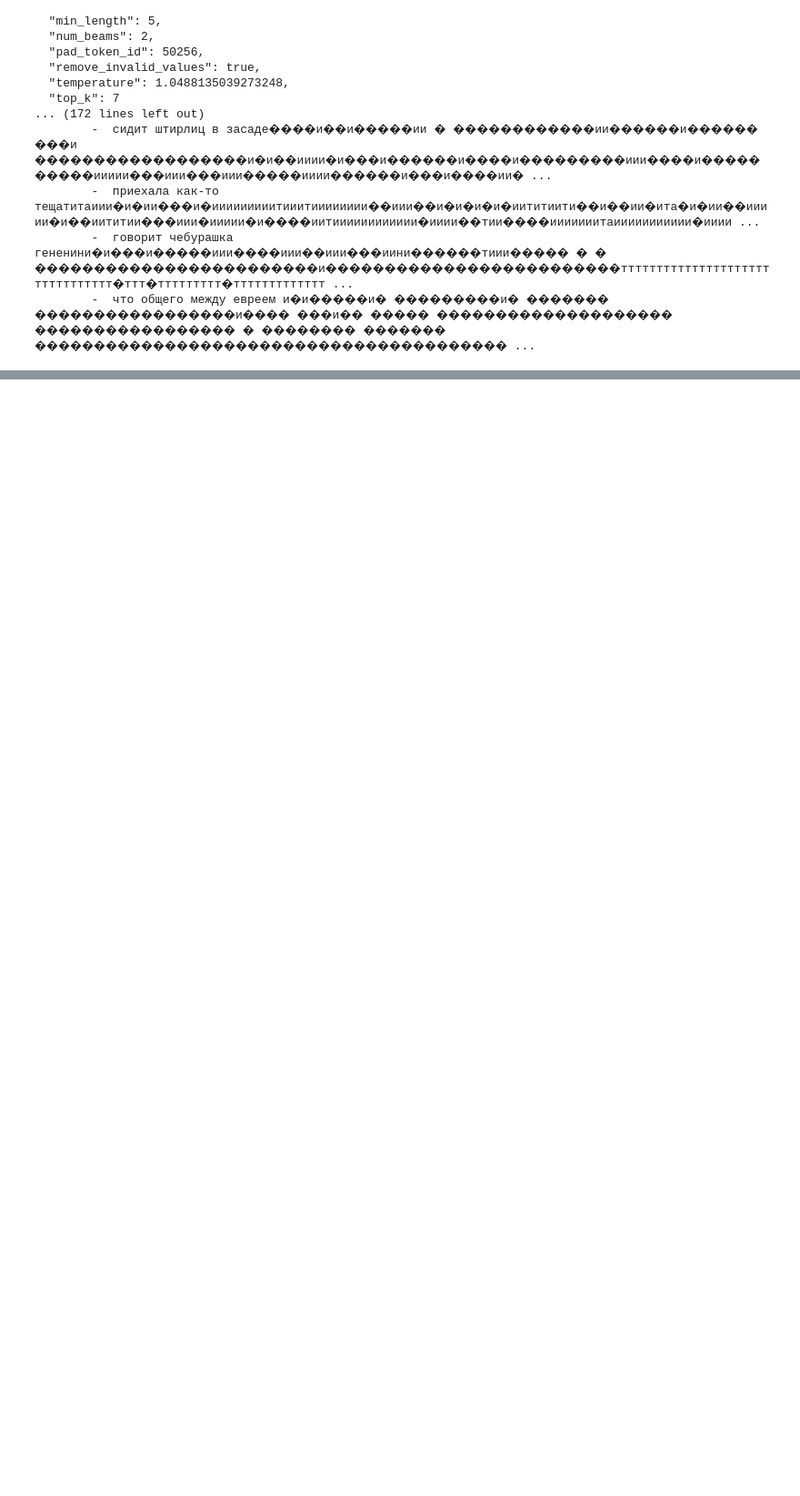
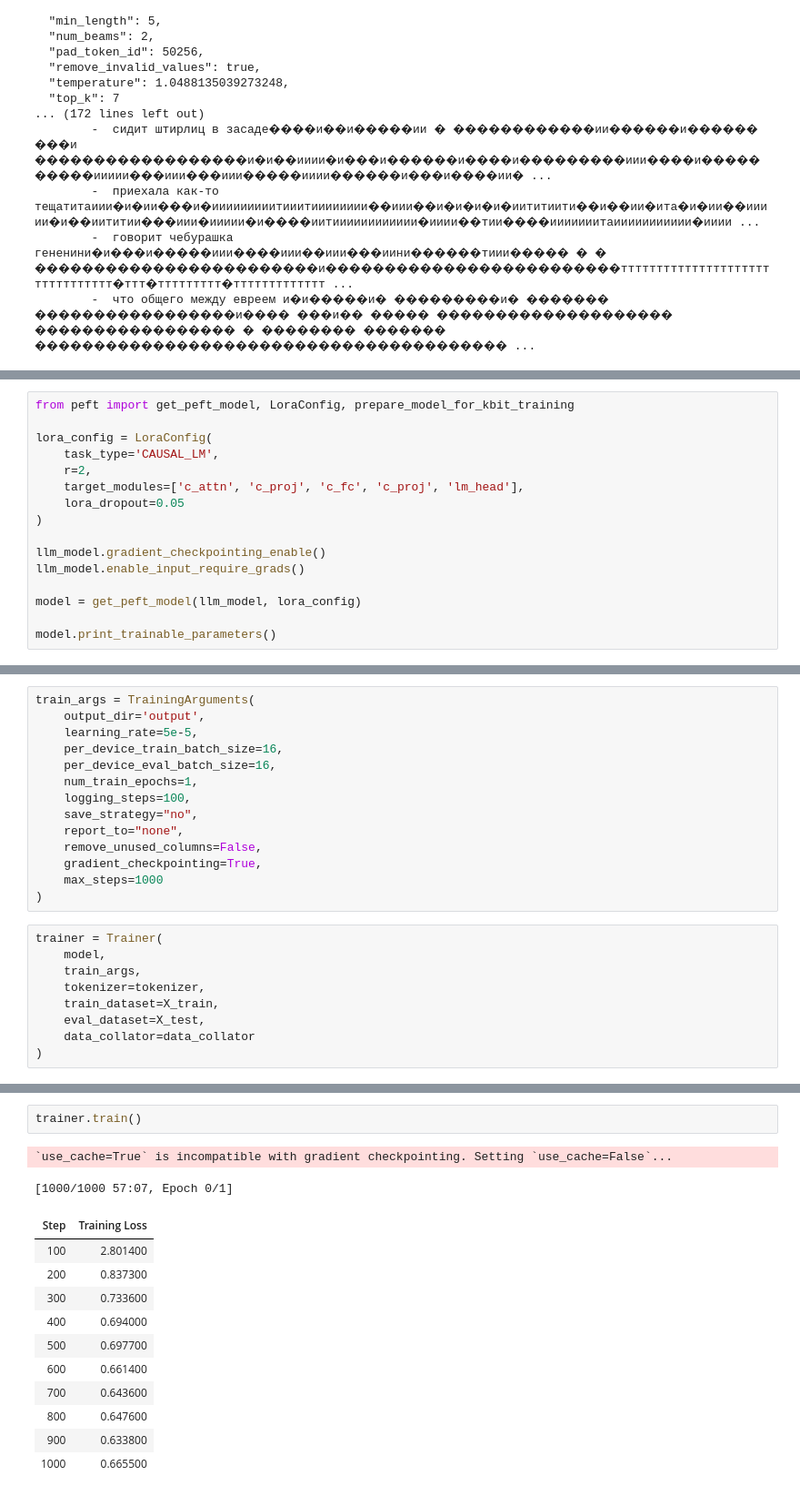
Before and after one commit to BoogieQQ/mail_ru_llm_Borisov_Ivan, a Jupyter notebook: experiments/gpt2-tuning.ipynb, the cells around one changed output, grey strips where cells are left out. Shown: that part at 91% size. Cells and saved outputs as stored; diff of their text form; blank space fills up the shorter version.

```diff
--- a/experiments/gpt2-tuning.ipynb
+++ b/experiments/gpt2-tuning.ipynb
@@ -612,0 +643,16 @@ GenerationConfig {
+# %%
+from peft import get_peft_model, LoraConfig, prepare_model_for_kbit_training
+
+lora_config = LoraConfig(
+    task_type='CAUSAL_LM',
+    r=2,
+    target_modules=['c_attn', 'c_proj', 'c_fc', 'c_proj', 'lm_head'],
+    lora_dropout=0.05
+)
+
+llm_model.gradient_checkpointing_enable()
+llm_model.enable_input_require_grads()
+
+model = get_peft_model(llm_model, lora_config)
+
+model.print_trainable_parameters()
@@ -612,0 +661,23 @@ GenerationConfig {
+# %%
+train_args = TrainingArguments(
+    output_dir='output',
+    learning_rate=5e-5,
+    per_device_train_batch_size=16,
+    per_device_eval_batch_size=16,
+    num_train_epochs=1,
+    logging_steps=100,
+    save_strategy="no",
+    report_to="none",
+    remove_unused_columns=False,
+    gradient_checkpointing=True,
+    max_steps=1000
+)
+# %%
+trainer = Trainer(
+    model,
+    train_args,
+    tokenizer=tokenizer,
+    train_dataset=X_train,
+    eval_dataset=X_test,
+    data_collator=data_collator
+)
@@ -612,0 +687,16 @@ GenerationConfig {
+# %%
+trainer.train()
+# %% [output]
+`use_cache=True` is incompatible with gradient checkpointing. Setting `use_cache=False`...
+[1000/1000 57:07, Epoch 0/1]
+| Step | Training Loss |
+| 100 | 2.801400 |
+| 200 | 0.837300 |
+| 300 | 0.733600 |
+| 400 | 0.694000 |
+| 500 | 0.697700 |
+| 600 | 0.661400 |
+| 700 | 0.643600 |
+| 800 | 0.647600 |
+| 900 | 0.633800 |
+| 1000 | 0.665500 |
```
Also changed, not shown: parts of 11 cells of this notebook.
